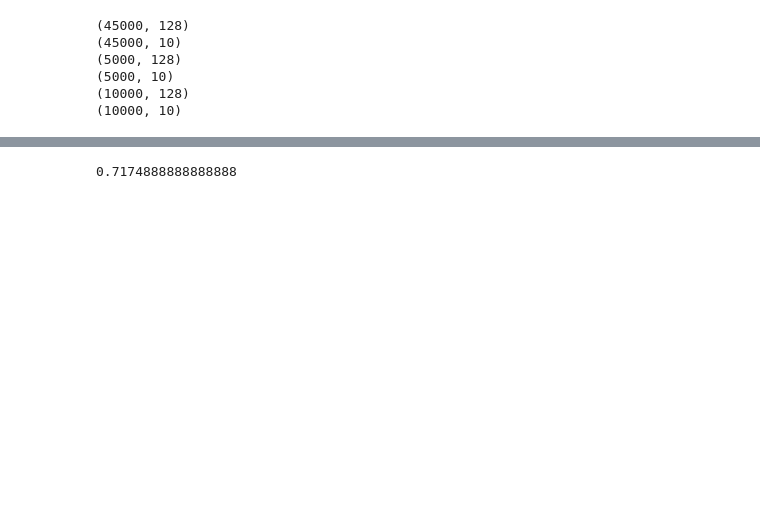
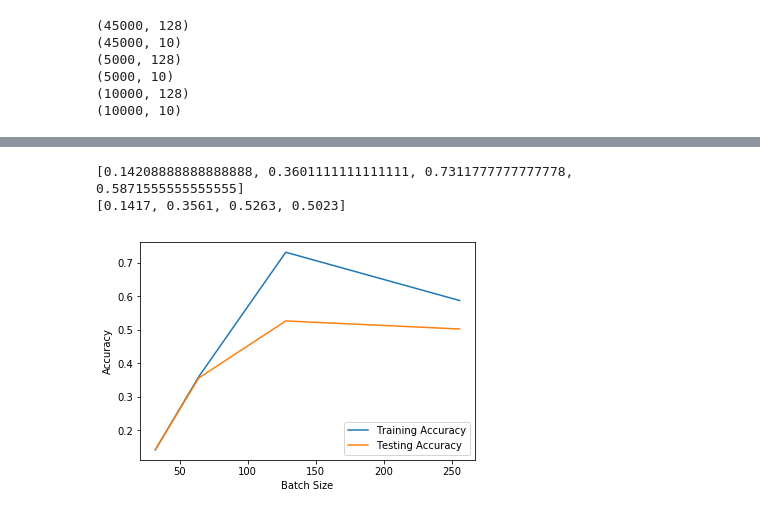
Before and after one commit to Yvnminc/Deep-Neural-Network-Components-Analysis, a Jupyter notebook: Experiment-Batch Size.ipynb, the cells around one changed output, grey strips where cells are left out. Saved outputs shown, nothing was run; the diff lists cells and outputs as text; code cells hidden in the pictures; blank space fills up the shorter version.

Commit message:
batch size experiment v1

```diff
--- a/Experiment-Batch Size.ipynb
+++ b/Experiment-Batch Size.ipynb
@@ -15,15 +15,27 @@ y_train = data.train_label
 # %%
 X_test = data.test_data
 y_test = data.test_label
+# %%
+batch_size = [32, 64, 128, 256]
+loss = []
+train_acc = []
+test_acc = []
 # %%
-nn = MlpV2(learning_rate=0.003, batch_size= 100)
-nn.set_momentum(0.9)
-nn.set_batchNormalizer()
-nn.add_layer(128,512,"relu",1)
-nn.add_layer(512,256,"relu",1)
-nn.add_layer(256,128,"relu",1)
-nn.add_layer(128,64,"relu",1)
-nn.add_layer(64,10,"softmax",1)
-### Try different learning rate and epochs
+for batch in batch_size:
+    nn = MlpV2(learning_rate=0.003, batch_size= batch)
+    nn.set_momentum(0.9)
+    nn.set_batchNormalizer()
+    nn.add_layer(128,512,"relu",1)
+    nn.add_layer(512,256,"relu",1)
+    nn.add_layer(256,128,"relu",1)
+    nn.add_layer(128,64,"relu",1)
+    nn.add_layer(64,10,"softmax",1)
 
-#print('loss:%f'%MSE[-1])
+    train_loss = nn.fit(X_train, y_train, epochs=50)
+    loss.append(train_loss)
+
+    acc = nn.evaluate(X_train, y_train)
+    train_acc.append(acc)
+
+    t_acc = nn.evaluate(X_test, y_test)
+    test_acc.append(t_acc)
@@ -64,4 +60,17 @@ array([2.19516993, 1.8844411 , 1.78830711, 1.72795012, 1.68371317,
-# %%
-nn.evaluate(X_train,y_train)
-# %% [output]
-0.7174888888888888
+# %%
+print(train_acc)
+print(test_acc)
+# %% [output]
+[0.14208888888888888, 0.3601111111111111, 0.7311777777777778, 0.5871555555555555]
+[0.1417, 0.3561, 0.5263, 0.5023]
+# %%
+import matplotlib.pyplot as plt
+plt.plot(batch_size, train_acc, label='Training Accuracy')
+plt.plot(batch_size, test_acc, label='Testing Accuracy')
+plt.legend()
+plt.xlabel('Batch Size')
+plt.ylabel('Accuracy')
+plt.savefig('visual_outputs/batch_acc.png')
+plt.show()
+# %% [output]
+[figure, added]
```
Also changed, not shown: parts of 4 cells of this notebook, 2 other files.
